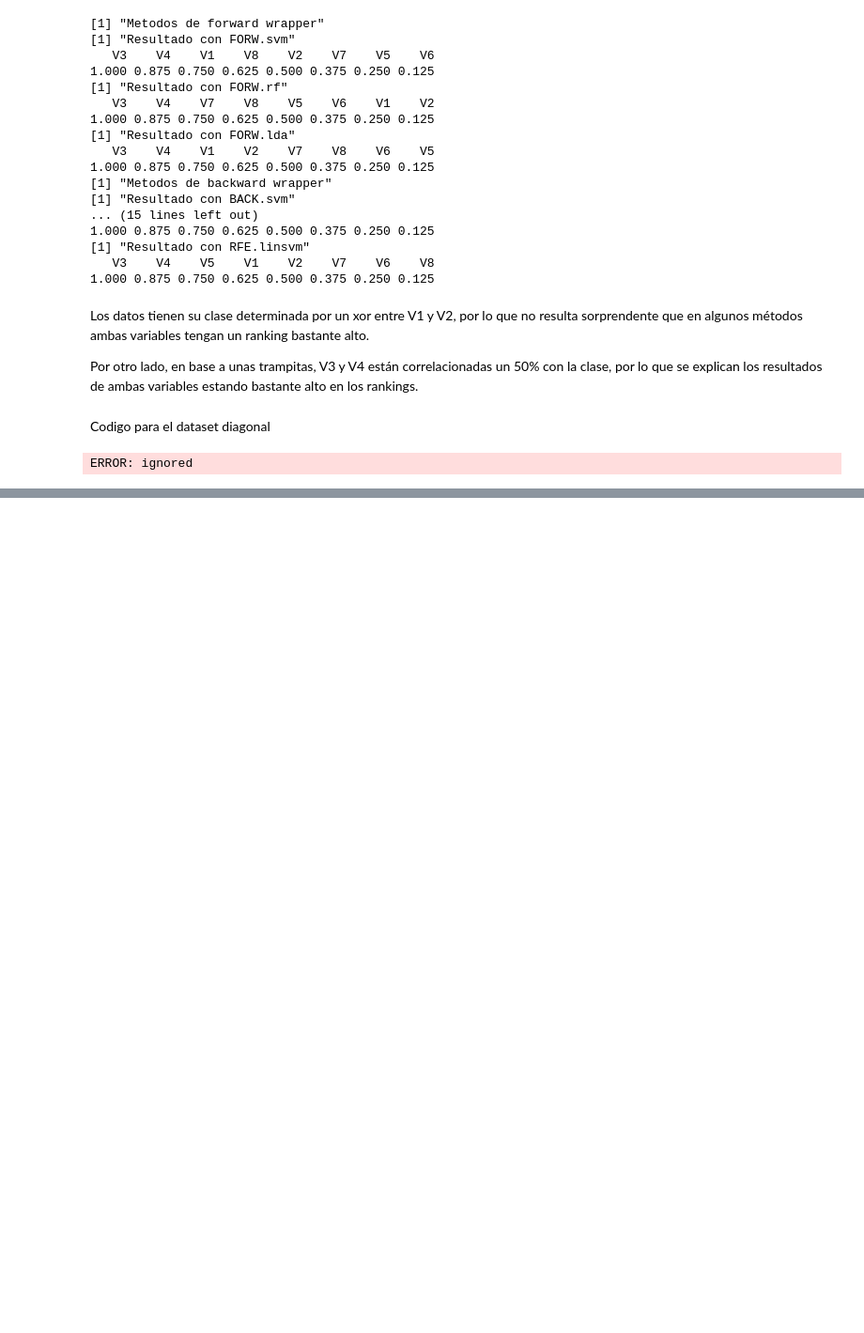
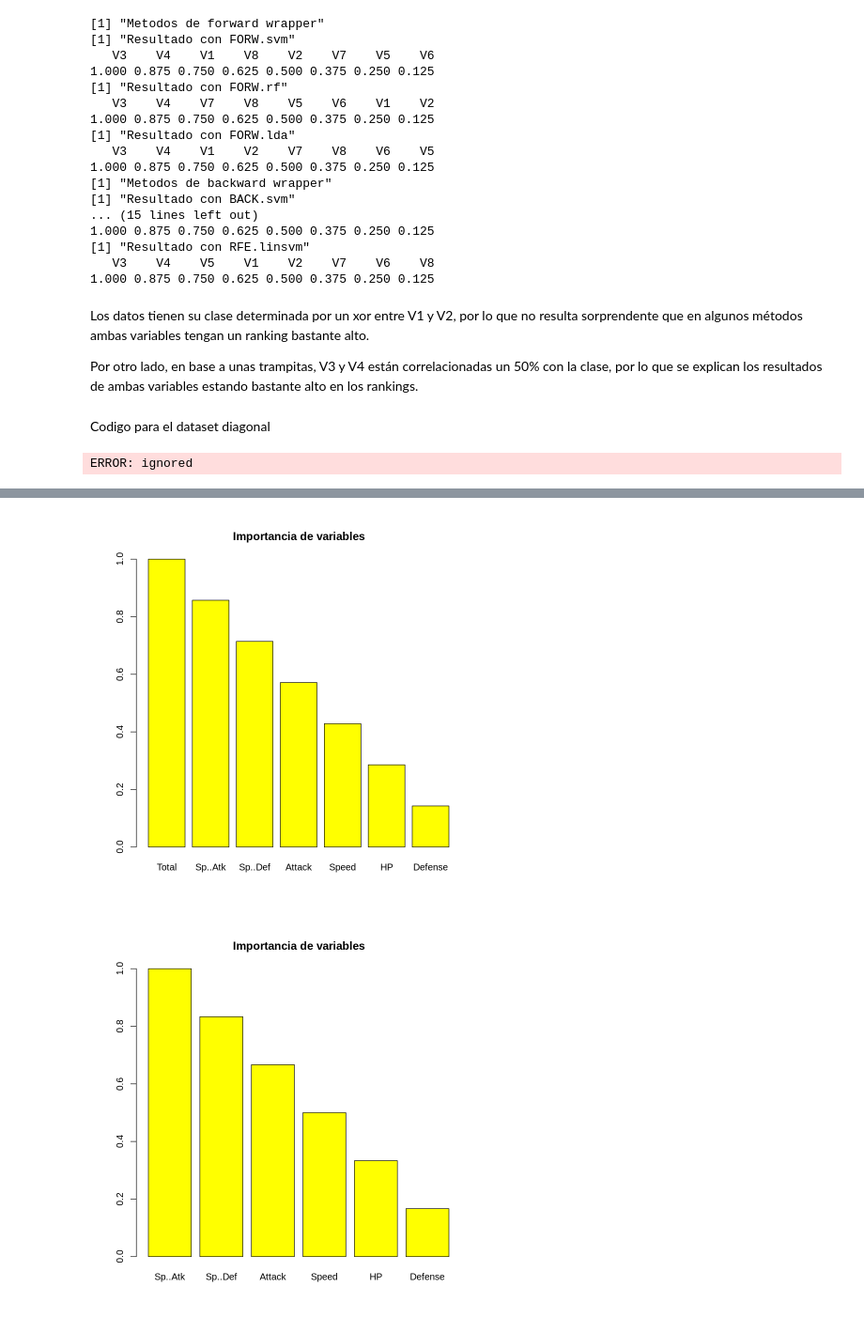
Before and after one commit to AgustinGurvich/TMD, a Jupyter notebook: TMD_TP2.ipynb, the cells around one changed output, grey strips where cells are left out. Shown at 94% size. Drawn from its saved outputs; the diff is of its cells as text; code cells hidden in the pictures; blank space fills up the shorter version.

```diff
--- a/TMD_TP2.ipynb
+++ b/TMD_TP2.ipynb
@@ -625,0 +681,9 @@ biplot(pokemonData.pca,choices=c(1,2),cex=0.8)
+# %%
+pokemonData.noP <- no.parametrico(pokemonDataFiltrada,pokemonData[,13])
+barplot(height=pokemonData.noP$importance, names=pokemonData.noP$ordered.names.list, col="yellow", main="Importancia de variables")
+
+pokemonData2.noP <- no.parametrico(pokemonDataFiltradaSinTotal,pokemonData[,13])
+barplot(height=pokemonData2.noP$importance, names=pokemonData2.noP$ordered.names.list, col="yellow", main="Importancia de variables")
+# %% [output]
+[figure, added]
+[figure, added]
```
Also changed, not shown: parts of 16 cells of this notebook.
